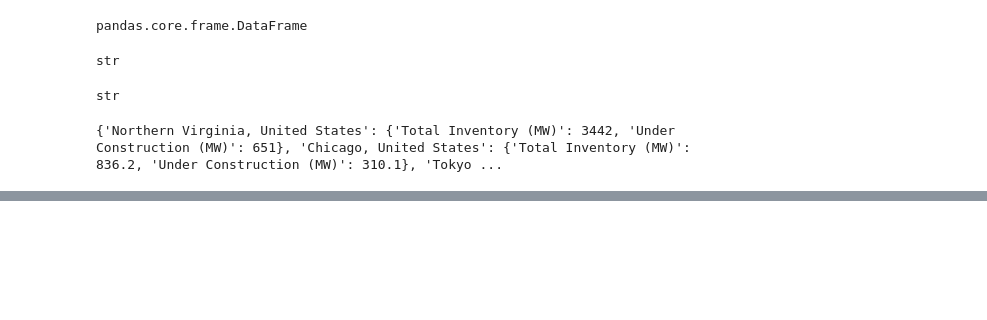
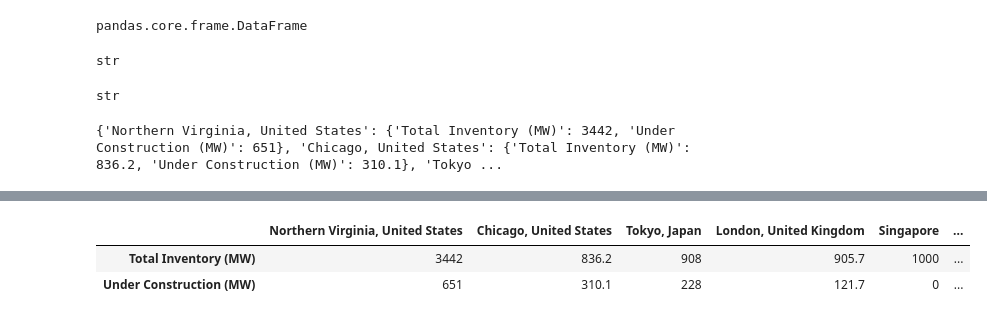
Before and after one commit to efkodon/va-internet, a Jupyter notebook: va_internet_code.ipynb, the cells around one changed output, grey strips where cells are left out. Drawn from its saved outputs; the diff is of its cells as text; code cells hidden in the pictures; blank space fills up the shorter version.

```diff
--- a/va_internet_code.ipynb
+++ b/va_internet_code.ipynb
@@ -409,0 +415,6 @@ for region in regions.items():
+# %%
+pd.DataFrame.from_dict(regions)
+# %% [output]
+|  | Northern Virginia, United States | Chicago, United States | Tokyo, Japan | London, United Kingdom | Singapore | ... |
+| Total Inventory (MW) | 3442 | 836.2 | 908 | 905.7 | 1000 | ... |
+| Under Construction (MW) | 651 | 310.1 | 228 | 121.7 | 0 | ... |
```
Also changed, not shown: parts of 13 cells of this notebook, 2 other files.
